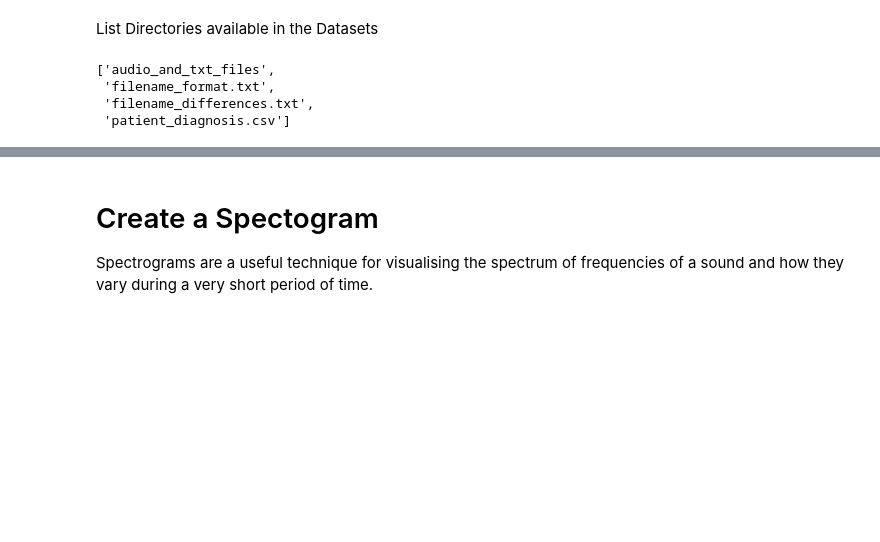
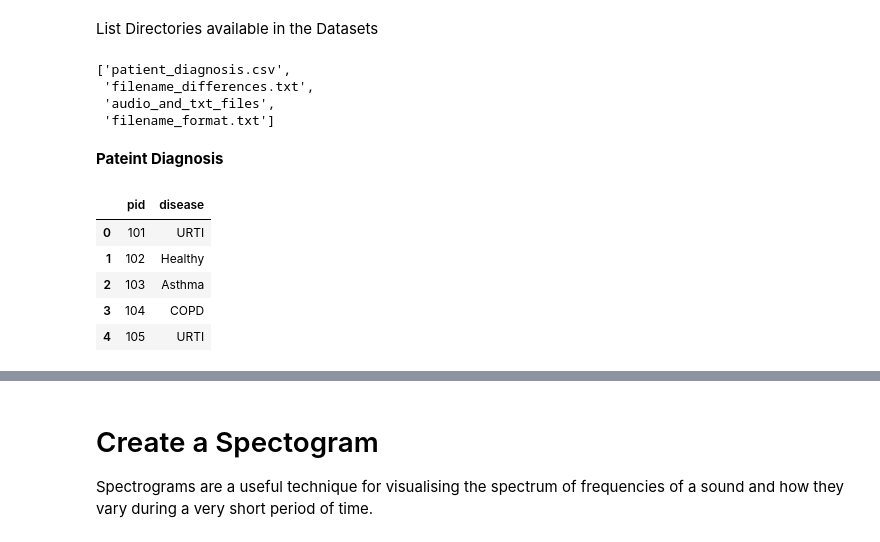
Before and after one commit to tibayo1/DL-Lung-Sounds, a Jupyter notebook: Lung_Sounds_Detection.ipynb, the cells around one changed output, grey strips where cells are left out. Saved outputs shown, nothing was run; the diff lists cells and outputs as text; code cells hidden in the pictures; blank space fills up the shorter version.

```diff
--- a/Lung_Sounds_Detection.ipynb
+++ b/Lung_Sounds_Detection.ipynb
@@ -76,9 +74,23 @@ Archive:  respiratory-sound-database.zip
 # %% [markdown]
 List Directories available in the Datasets
 # %%
-os.listdir("/content/respiratory_sound_database/Respiratory_Sound_Database")
+path = "/content/respiratory_sound_database/Respiratory_Sound_Database"
+os.listdir(path)
 # %% [output]
-['audio_and_txt_files',
- 'filename_format.txt',
+['patient_diagnosis.csv',
  'filename_differences.txt',
- 'patient_diagnosis.csv']
+ 'audio_and_txt_files',
+ 'filename_format.txt']
+# %% [markdown]
+**Pateint Diagnosis**
+# %%
+patient_data=pd.read_csv('/content/respiratory_sound_database/Respiratory_Sound_Database/patient_diagnosis.csv',
+                         names=['pid','disease'])
+patient_data.head()
+# %% [output]
+|  | pid | disease |
+| 0 | 101 | URTI |
+| 1 | 102 | Healthy |
+| 2 | 103 | Asthma |
+| 3 | 104 | COPD |
+| 4 | 105 | URTI |
```
Also changed, not shown: parts of 12 cells of this notebook.
